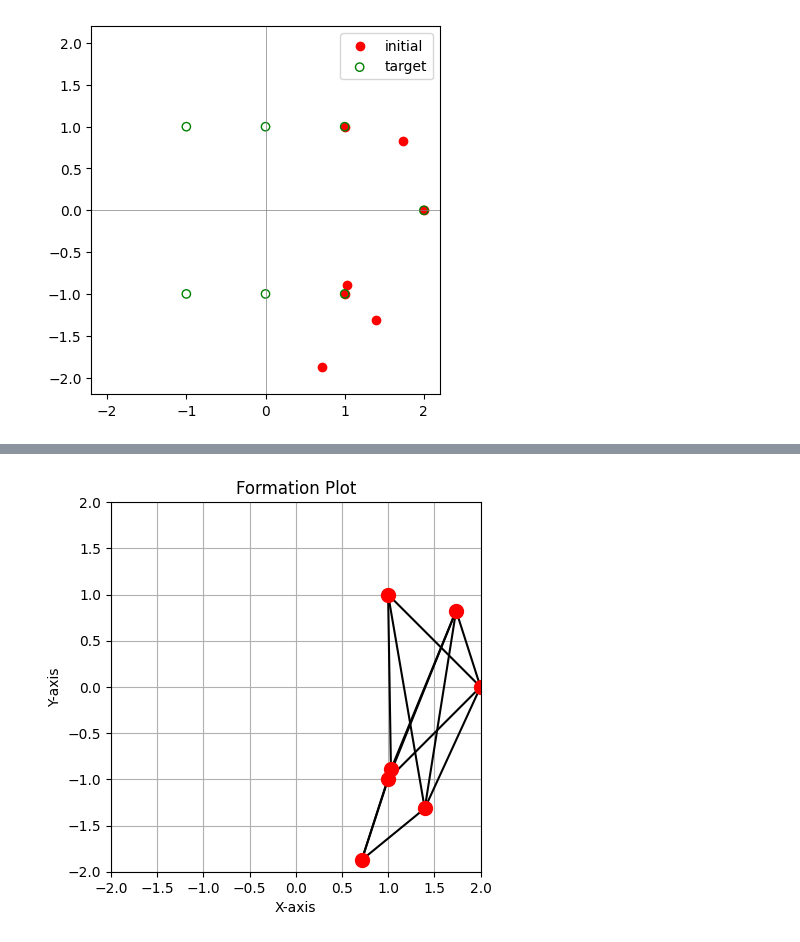
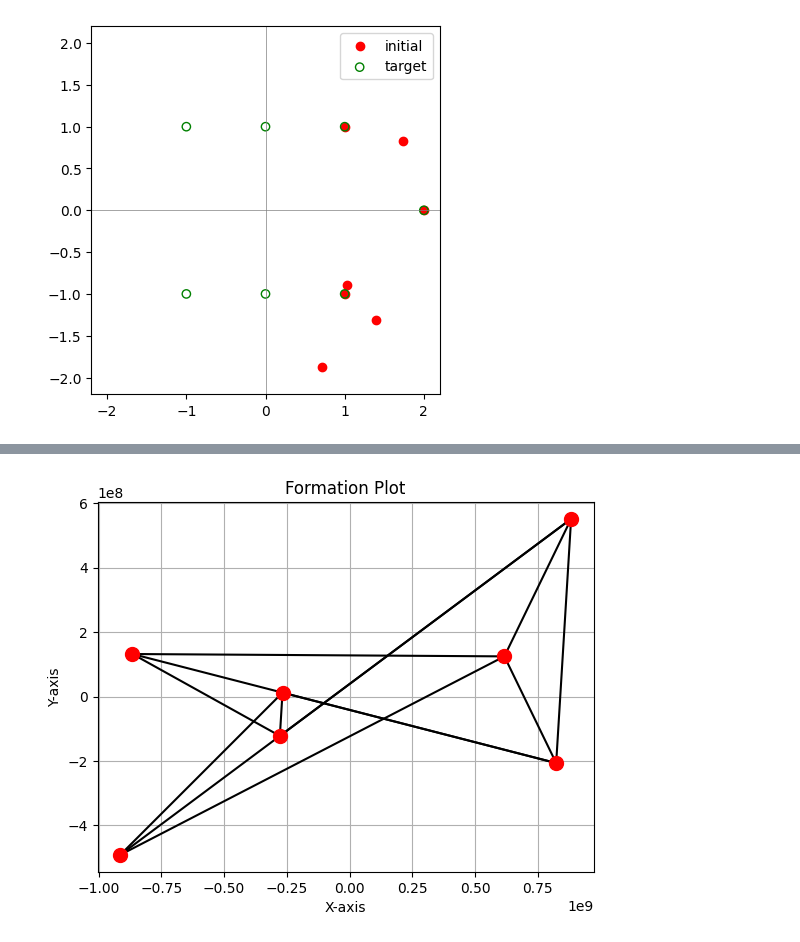
Before and after one commit to wilbertras/drone_swarms, a Jupyter notebook: main.ipynb, the cells around one changed output, grey strips where cells are left out. Drawn from its saved outputs; the diff is of its cells as text; code cells hidden in the pictures.

Commit message:
Stage after session 17/12/2024
Drone algorithm fly all over the place

```diff
--- a/main.ipynb
+++ b/main.ipynb
@@ -13,7 +13,7 @@ M = int(mat_data['M'][0][0])                    # number of edges
 N = int(mat_data['N'][0][0])                    # number of agents
 R = mat_data['R']                               # covariance matrix
 dt = float(mat_data['dt'][0][0])                # timestep
-z = mat_data['z']                               # Nx2 actual positions
+z0 = mat_data['z']                               # Nx2 actual positions
 z_star = mat_data['z_star']                     # Nx2 target positions
 # %%
 fig, ax = plt.subplots(constrained_layout=True, figsize=(4,4))
@@ -28,10 +28,28 @@ ax.legend()
 # %% [output]
 <matplotlib.legend.Legend at 0x...>
 [figure]
-# %%
-k = 0
-while k <= K:
-    for i in range(N):
-        u = - np.sum(L[i]*(z[i] - z).T)
-        z[i] += dt*u
-        k += 1
+# %%
+k = 0
+z = np.zeros((N, 2, K+2))  # Position matrix over time
+z[:, :, 0] = z0            # Initialize positions
+
+while k <= K:
+    for i in range(N):
+        # Get the neighbors of agent i (non-zero weights in row i of L)
+        neighbors = np.nonzero(L[i, :])[0]
+
+        # Compute the control input by summing over neighbors
+        u = np.zeros(2)  # Initialize control input for agent i
+        for j in neighbors:
+            u += - L[i, j] * (z[i, :, k] - z[j, :, k])
+
+        # Update position of agent i
+        z[i, :, k+1] = z[i, :, k] + dt * u
+
+    k += 1
+
+z_final = z[:, :, K]
+
+plot_formation(z_final)
+
+L
@@ -38,4 +72,4 @@ while k <= K:
 # %%
-plot_formation(z)
+plot_formation(z_final)
 # %% [output]
-[figure, old version]
+[figure, new version]
```
Also changed, not shown: parts of 2 cells of this notebook, 1 other file.
